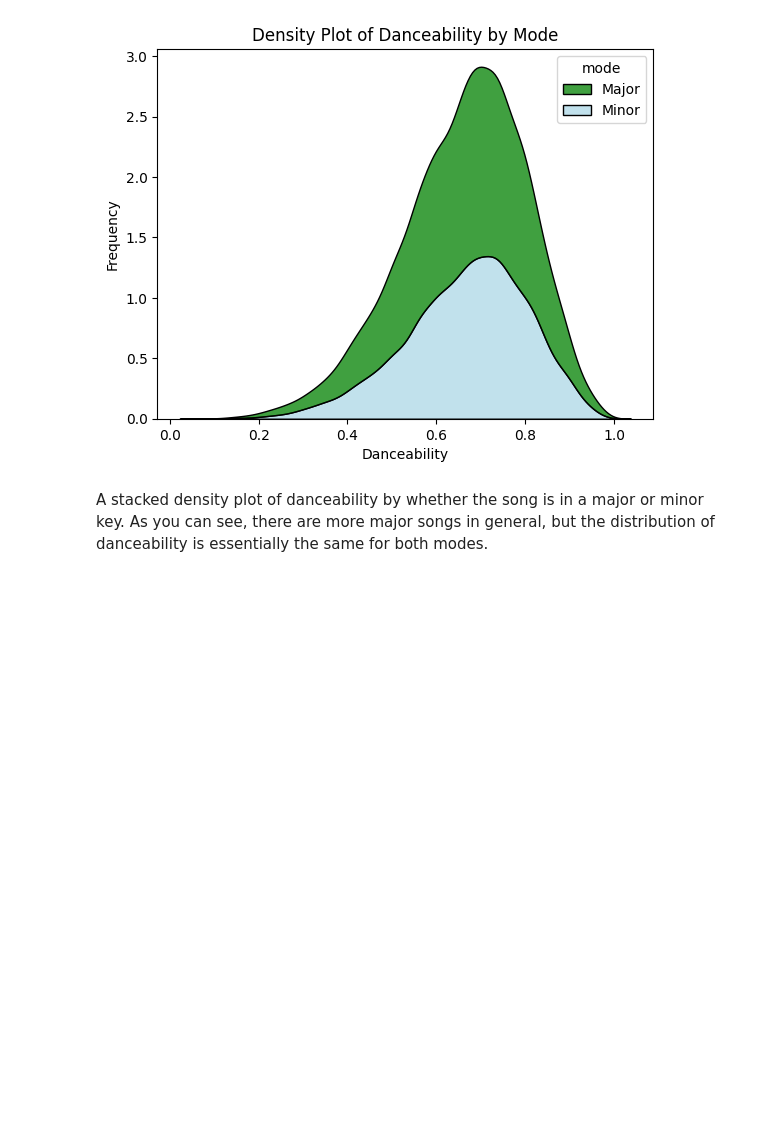
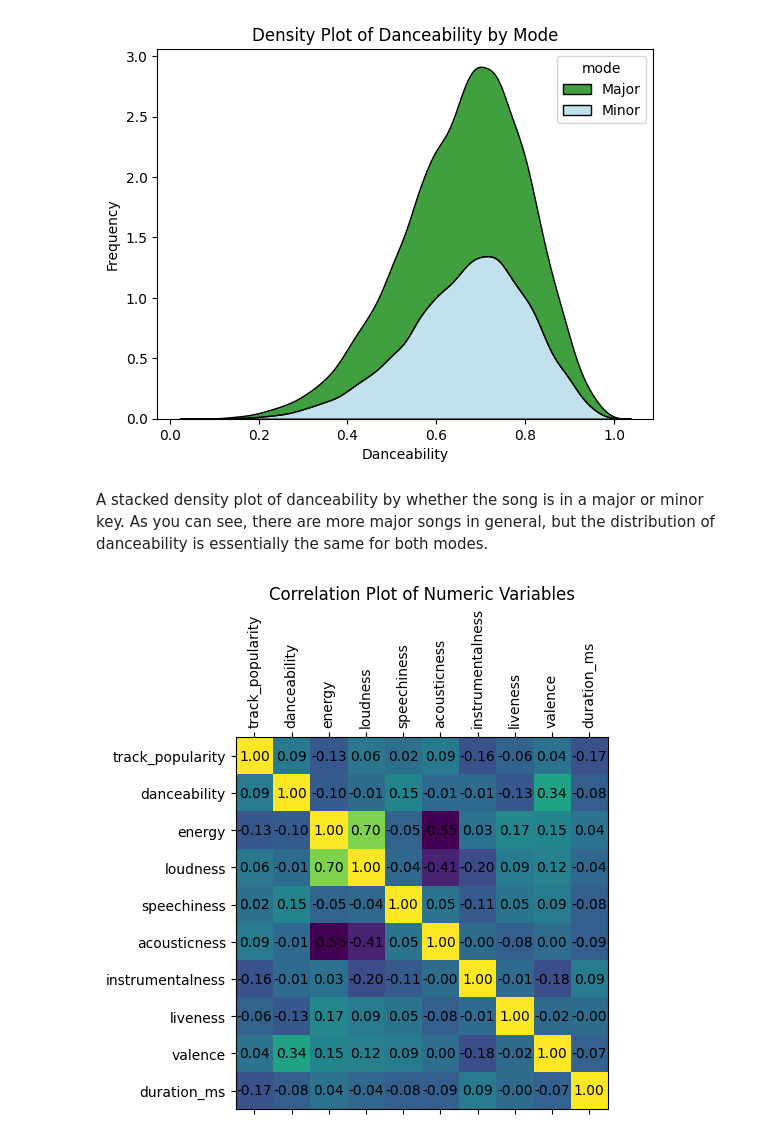
Before and after one commit to maggiecrowner/DS3001-Project, a Jupyter notebook: Project.ipynb, the cells around one changed output. Drawn from its saved outputs; the diff is of its cells as text; code cells hidden in the pictures; blank space fills up the shorter version.

Commit message:
Adding correlation plot

```diff
--- a/Project.ipynb
+++ b/Project.ipynb
@@ -119,3 +120,16 @@ plt.show()
 [figure]
 # %% [markdown]
 A stacked density plot of danceability by whether the song is in a major or minor key. As you can see, there are more major songs in general, but the distribution of danceability is essentially the same for both modes.
+# %%
+for_corr = df[['track_popularity', 'danceability', 'energy', 'loudness', 'speechiness', 'acousticness', 'instrumentalness', 'liveness',
+               'valence', 'duration_ms']]
+plt.matshow(for_corr.corr())
+plt.xticks(range(len(for_corr.columns)), for_corr.columns, rotation=90)
+plt.yticks(range(len(for_corr.columns)), for_corr.columns)
+corr_matrix = for_corr.corr()
+for (i, j), val in np.ndenumerate(corr_matrix.values):
+    plt.text(j, i, f'{val:.2f}', ha='center', va='center', color='black')
+plt.title('Correlation Plot of Numeric Variables')
+plt.show()
+# %% [output]
+[figure, added]
```
Also changed, not shown: parts of 1 cell of this notebook.
